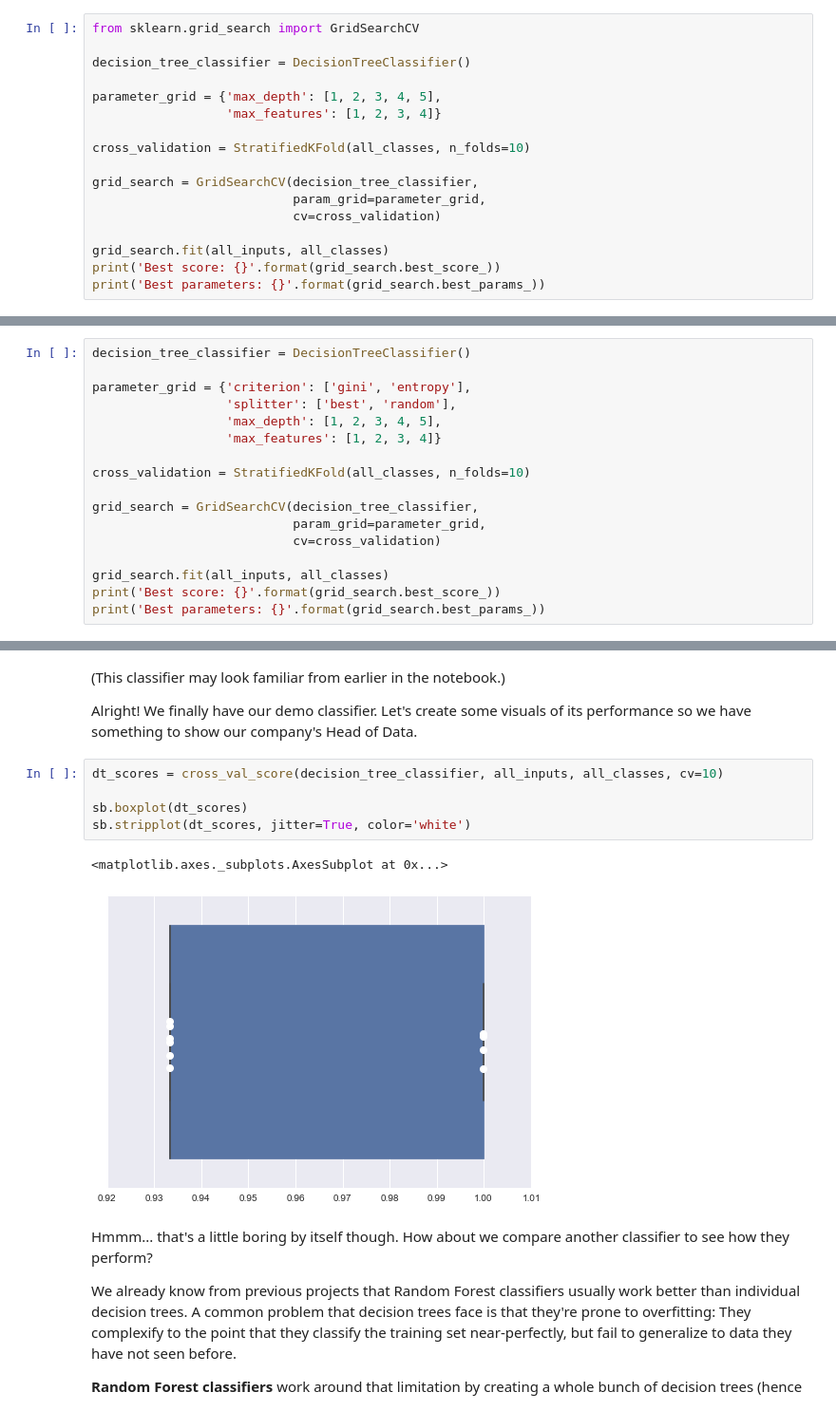
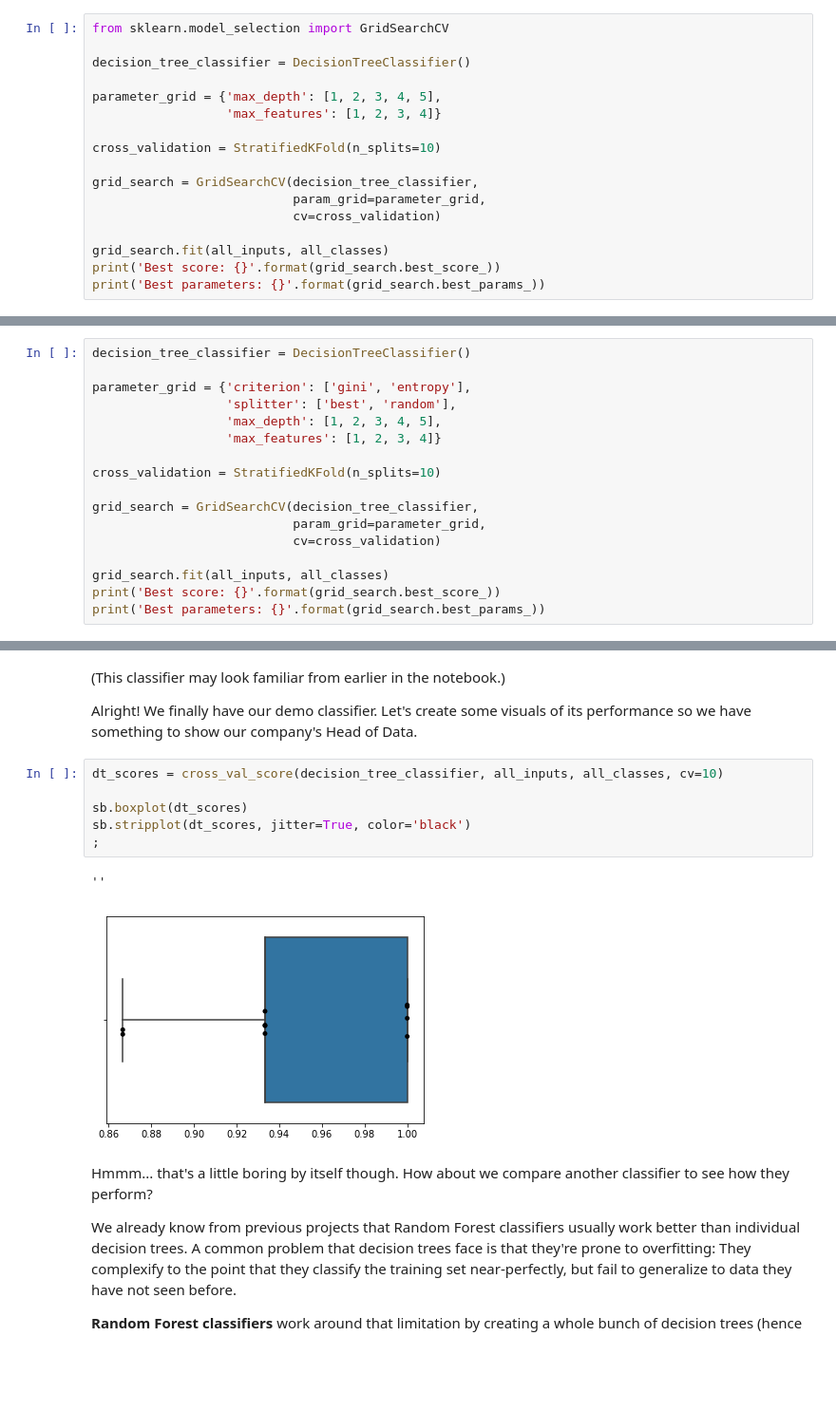
Before and after one commit to rhiever/Data-Analysis-and-Machine-Learning-Projects, a Jupyter notebook: example-data-science-notebook/Example Machine Learning Notebook.ipynb, the cells around one changed output, grey strips where cells are left out. Shown at 95% size. Cells and saved outputs as stored; diff of their text form; blank space fills up the shorter version.

```diff
--- a/example-data-science-notebook/Example Machine Learning Notebook.ipynb
+++ b/example-data-science-notebook/Example Machine Learning Notebook.ipynb
@@ -648,14 +663,14 @@ The most common method for model parameter tuning is **Grid Search**. The idea b
 
 Let's tune our decision tree classifier. We'll stick to only two parameters for now, but it's possible to simultaneously explore dozens of parameters if we want.
 # %%
-from sklearn.grid_search import GridSearchCV
+from sklearn.model_selection import GridSearchCV
 
 decision_tree_classifier = DecisionTreeClassifier()
 
 parameter_grid = {'max_depth': [1, 2, 3, 4, 5],
                   'max_features': [1, 2, 3, 4]}
 
-cross_validation = StratifiedKFold(all_classes, n_folds=10)
+cross_validation = StratifiedKFold(n_splits=10)
 
 grid_search = GridSearchCV(decision_tree_classifier,
                            param_grid=parameter_grid,
@@ -699,7 +710,7 @@ parameter_grid = {'criterion': ['gini', 'entropy'],
                   'max_depth': [1, 2, 3, 4, 5],
                   'max_features': [1, 2, 3, 4]}
 
-cross_validation = StratifiedKFold(all_classes, n_folds=10)
+cross_validation = StratifiedKFold(n_splits=10)
 
 grid_search = GridSearchCV(decision_tree_classifier,
                            param_grid=parameter_grid,
@@ -738,11 +750,12 @@ Alright! We finally have our demo classifier. Let's create some visuals of its p
 # %%
 dt_scores = cross_val_score(decision_tree_classifier, all_inputs, all_classes, cv=10)
 
 sb.boxplot(dt_scores)
-sb.stripplot(dt_scores, jitter=True, color='white')
+sb.stripplot(dt_scores, jitter=True, color='black')
+;
 # %% [output]
-<matplotlib.axes._subplots.AxesSubplot at 0x...>
+''
-[figure, old version]
+[figure, new version]
 # %% [markdown]
 Hmmm... that's a little boring by itself though. How about we compare another classifier to see how they perform?
 
```
Also changed, not shown: parts of 26 cells of this notebook, 1 other file.
